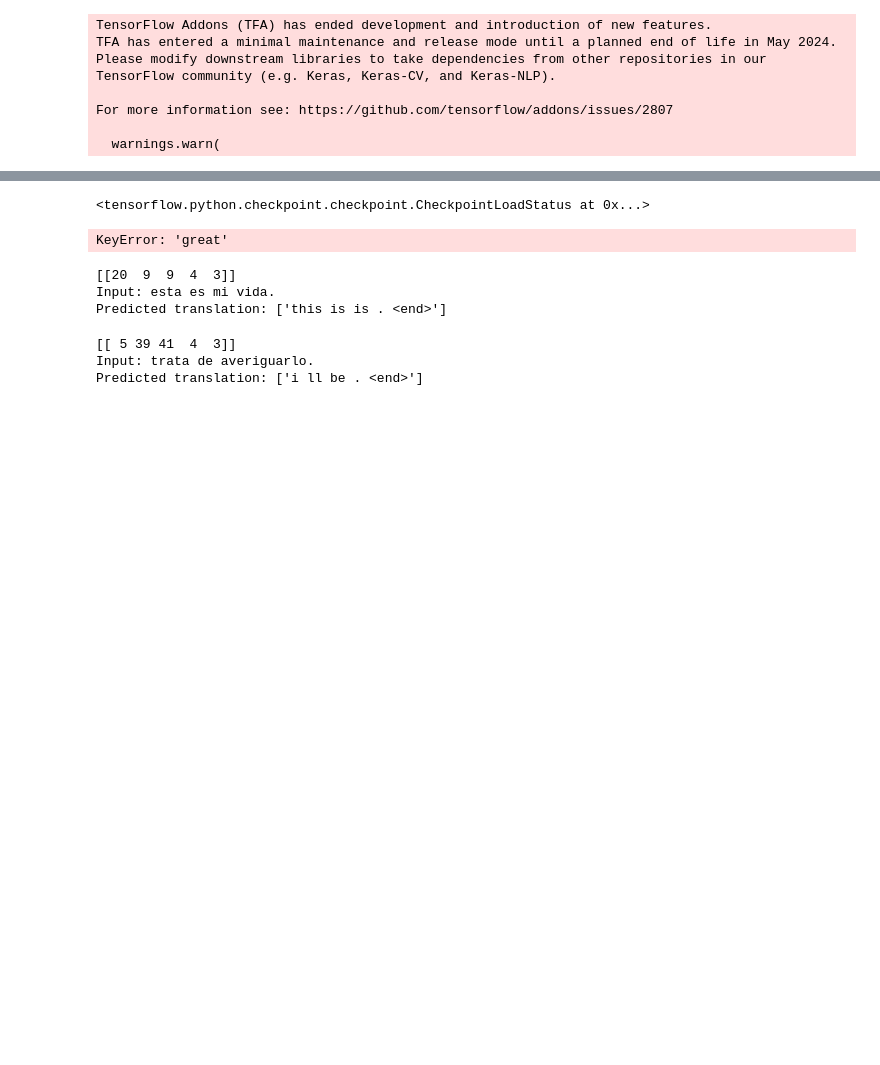
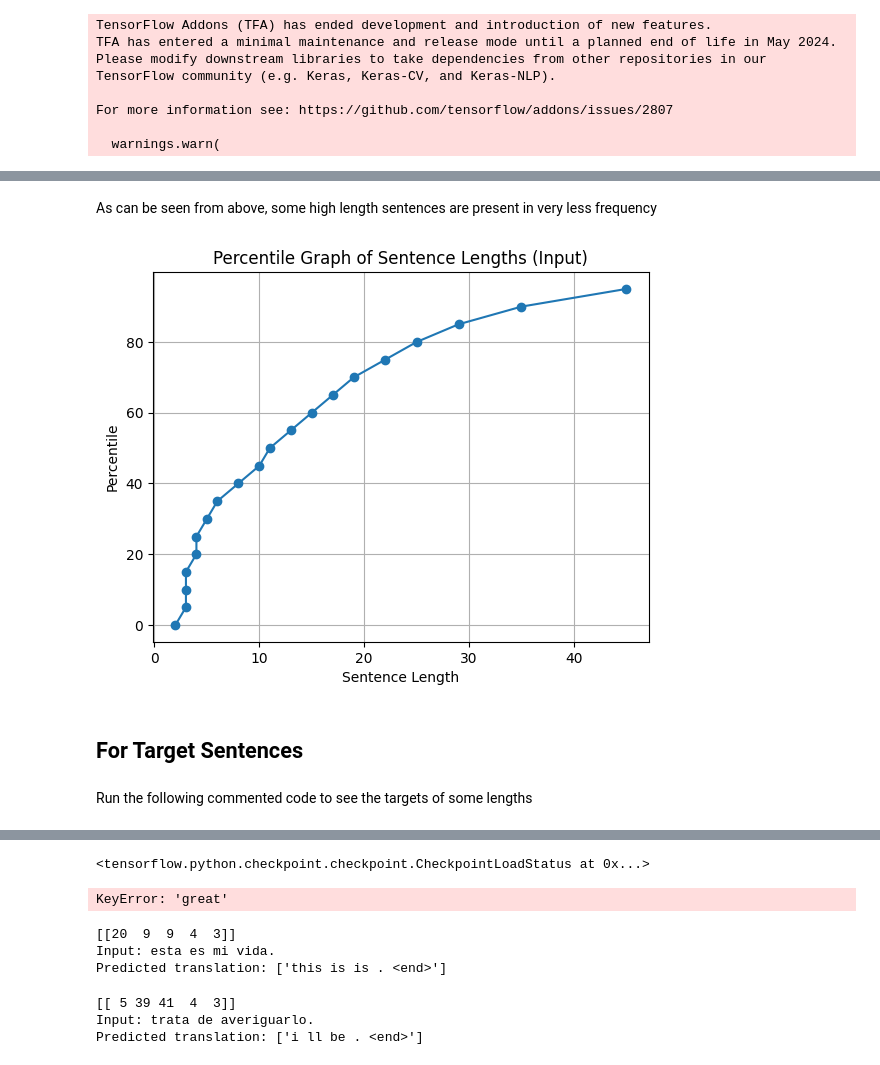
Before and after one commit to riziuzi/CompeteModels, a Jupyter notebook: models/INCtranslator_eng_hindi.ipynb, the cells around one changed output, grey strips where cells are left out. Drawn from its saved outputs; the diff is of its cells as text; code cells hidden in the pictures; blank space fills up the shorter version.

```diff
--- a/models/INCtranslator_eng_hindi.ipynb
+++ b/models/INCtranslator_eng_hindi.ipynb
@@ -49,0 +151,17 @@ For more information see: https://github.com/tensorflow/addons/issues/2807
+# %% [markdown]
+As can be seen from above, some high length sentences are present in very less frequency
+# %%
+
+percentiles = np.arange(0, 100, 5)
+percentile_values = np.percentile(words_per_sentence, percentiles)
+
+plt.plot(percentile_values,percentiles, marker='o')
+plt.ylabel('Percentile')
+plt.xlabel('Sentence Length')
+plt.title('Percentile Graph of Sentence Lengths (Input)')
+plt.grid(True)
+plt.show()
+# %% [output]
+[figure, added]
+# %% [markdown]
+## For Target Sentences
@@ -49,0 +170,2 @@ For more information see: https://github.com/tensorflow/addons/issues/2807
+# %% [markdown]
+Run the following commented code to see the targets of some lengths
```
Also changed, not shown: parts of 33 cells of this notebook, 2 other files.
